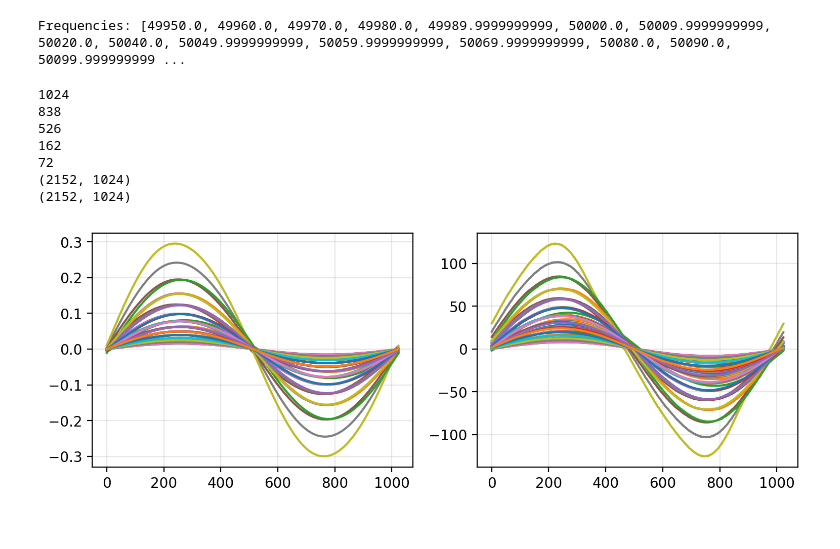
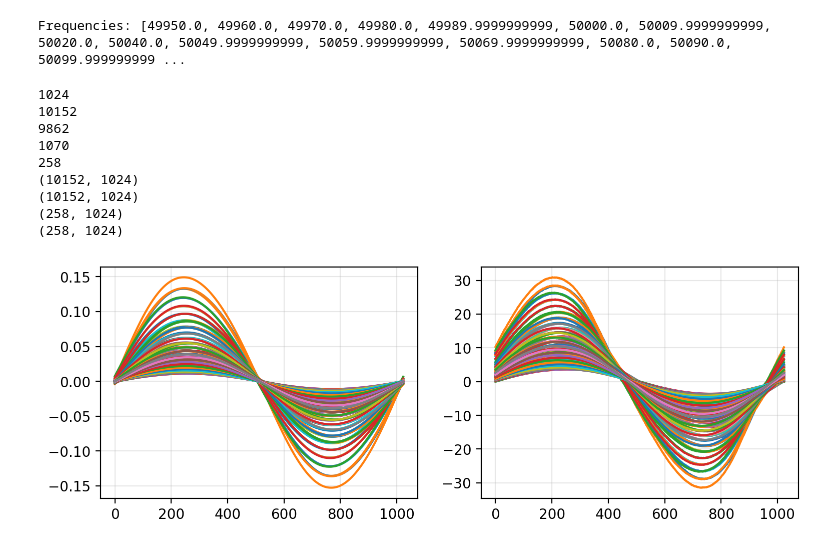
Before and after one commit to upb-lea/hardcore-magnet-challenge, a Jupyter notebook: notebooks/tp-1.3-igse.ipynb, the cells around one changed output. Saved outputs shown, nothing was run; the diff lists cells and outputs as text; code cells hidden in the pictures.

Commit message:
extended the filters for labeling sine and triangular flux

```diff
--- a/notebooks/tp-1.3-igse.ipynb
+++ b/notebooks/tp-1.3-igse.ipynb
@@ -51,7 +51,7 @@ Temperatures: [25 50 70 90]
 # %%
 # Choose a temperature - material pair
 temperature = 25
-material = 'N49'
+material = 'N87'
 
 # Display all available frequencies for the temperature - material pair
 frequencies = sorted(list(ds.loc[(ds["material"] == material) & (ds["temp"] == temperature)]["freq"].unique()))
@@ -99,48 +99,53 @@ def crest_factor(b):
 
 # filter with form factor: only keep sines
 # form factor +/- interval
-interval_kf = 0.005
+interval_kf = 0.05
 desired_kf = np.pi/(2*np.sqrt(2))  # ideal sine
 
 # filter with crest factor: only keep sines
 # crest factor +/- interval
-interval_kc = 0.005
+interval_kc = 0.008
 desired_kc = np.sqrt(2)  # ideal sine
 
 # initialize all True
 filter_bool = [True] * b.shape[0]
 
 # statements = [[crest_factor(b) < desired_kc * (1 + interval_kc)]]
 statements = [list(form_factor(b) < desired_kf * (1 + interval_kf)),
               list(form_factor(b) > desired_kf * (1 - interval_kf)),
               list(crest_factor(b) < desired_kc * (1 + interval_kc)),
               list(crest_factor(b) > desired_kc * (1 - interval_kc))]
 
 for statement in statements:
     filter_bool = [a and zr for a, zr in zip(filter_bool, statement)]
     print(np.array(filter_bool).sum())
 
 b_sine = b[filter_bool]
 h_sine = h[filter_bool]
 
 b_max_sine = wp_b_max[filter_bool]
 freq_sine = wp_freq[filter_bool]
 ploss_sine = wp_ploss[filter_bool]
 
 print(b.shape)
 print(h.shape)
+
+print(b_sine.shape)
+print(h_sine.shape)
 # print(b)
 # print(h)
 axes[0].plot(b_sine.T)
 axes[1].plot(h_sine.T)
 
 plt.show()
 # %% [output]
 1024
-838
-526
-162
-72
-(2152, 1024)
-(2152, 1024)
+10152
+9862
+1070
+258
+(10152, 1024)
+(10152, 1024)
+(258, 1024)
+(258, 1024)
-[figure, old version]
+[figure, new version]
```
Also changed, not shown: parts of 10 cells of this notebook, 1 other file.
